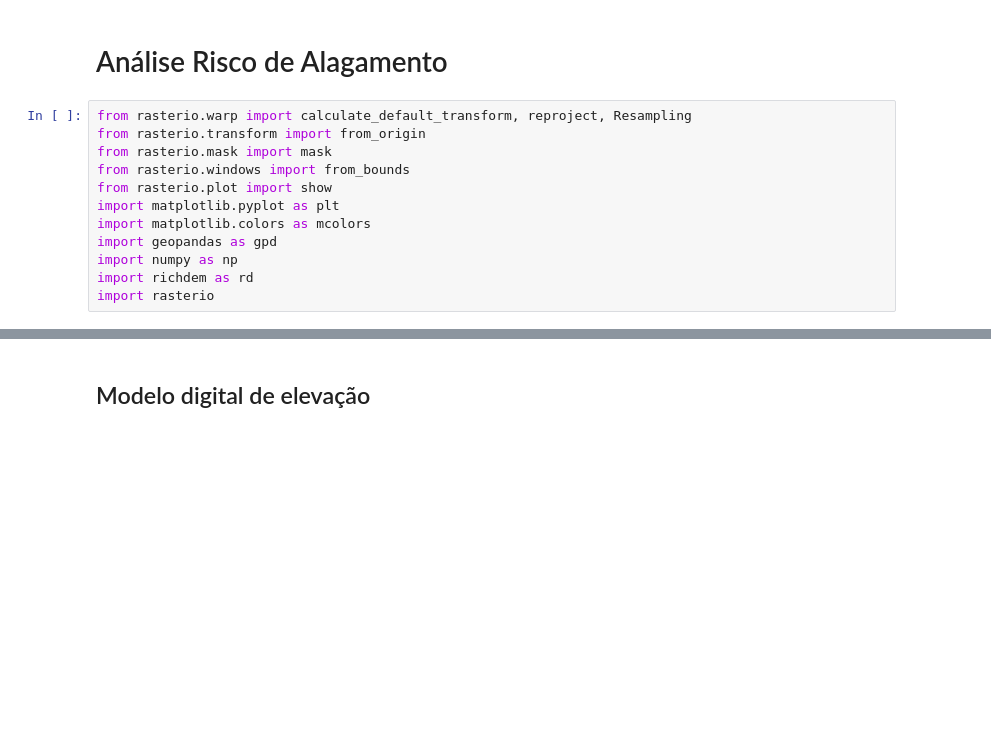
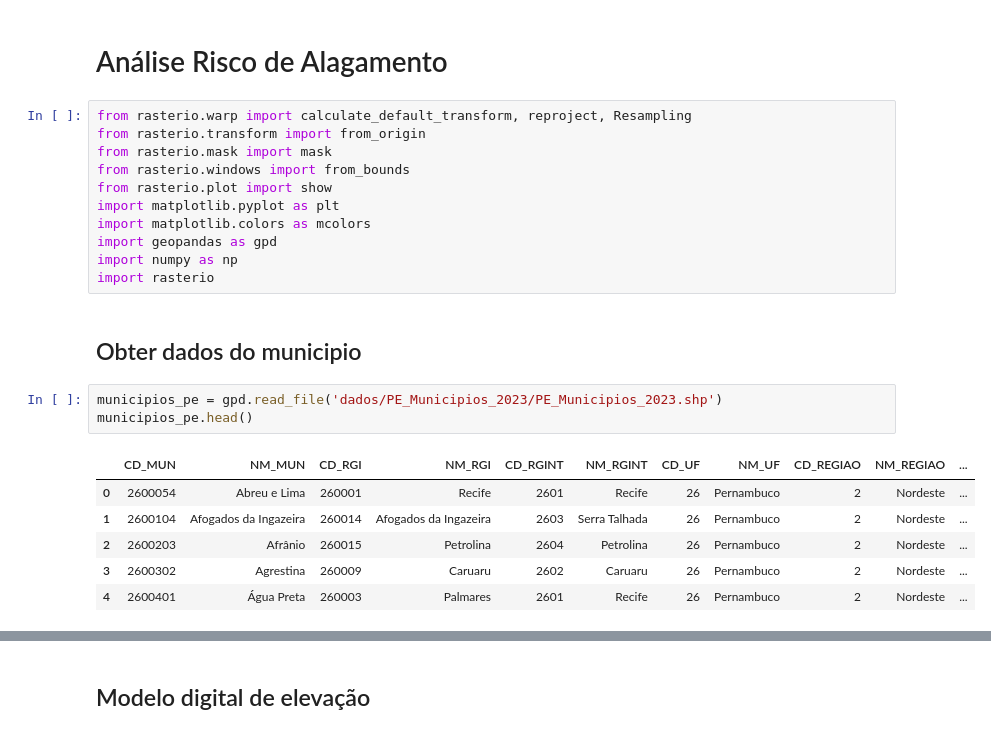
Before and after one commit to ezequielhenrique/zonas-de-risco-inundacao, a Jupyter notebook: analise-risco-alagamento.ipynb, the cells around one changed output, grey strips where cells are left out. Drawn from its saved outputs; the diff is of its cells as text; blank space fills up the shorter version.

```diff
--- a/analise-risco-alagamento.ipynb
+++ b/analise-risco-alagamento.ipynb
@@ -10,5 +10,16 @@ import matplotlib.pyplot as plt
 import matplotlib.colors as mcolors
 import geopandas as gpd
 import numpy as np
-import richdem as rd
 import rasterio
+# %% [markdown]
+## Obter dados do municipio
+# %%
+municipios_pe = gpd.read_file('dados/PE_Municipios_2023/PE_Municipios_2023.shp')
+municipios_pe.head()
+# %% [output]
+|  | CD_MUN | NM_MUN | CD_RGI | NM_RGI | CD_RGINT | NM_RGINT | CD_UF | NM_UF | CD_REGIAO | NM_REGIAO | ... |
+| 0 | 2600054 | Abreu e Lima | 260001 | Recife | 2601 | Recife | 26 | Pernambuco | 2 | Nordeste | ... |
+| 1 | 2600104 | Afogados da Ingazeira | 260014 | Afogados da Ingazeira | 2603 | Serra Talhada | 26 | Pernambuco | 2 | Nordeste | ... |
+| 2 | 2600203 | Afrânio | 260015 | Petrolina | 2604 | Petrolina | 26 | Pernambuco | 2 | Nordeste | ... |
+| 3 | 2600302 | Agrestina | 260009 | Caruaru | 2602 | Caruaru | 26 | Pernambuco | 2 | Nordeste | ... |
+| 4 | 2600401 | Água Preta | 260003 | Palmares | 2601 | Recife | 26 | Pernambuco | 2 | Nordeste | ... |
```
Also changed, not shown: parts of 13 cells of this notebook, 24 other files.
